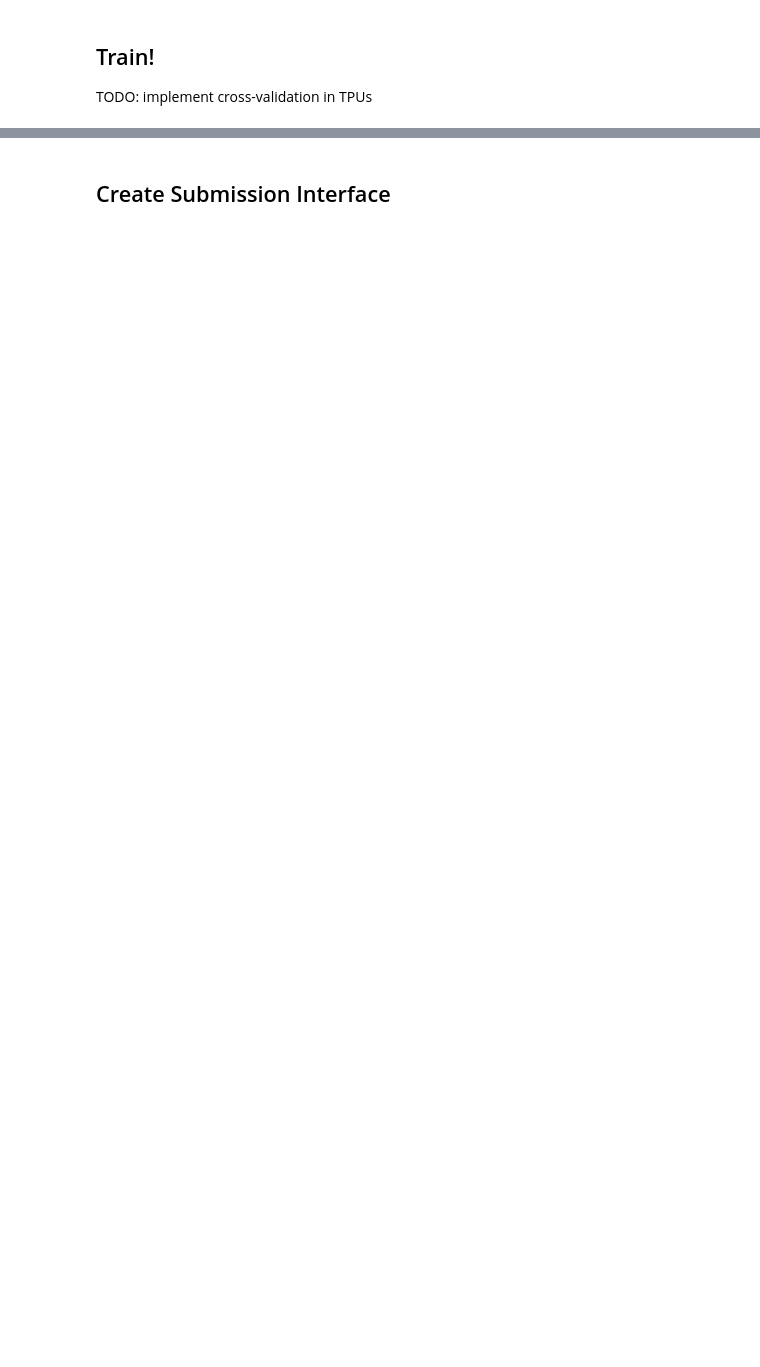
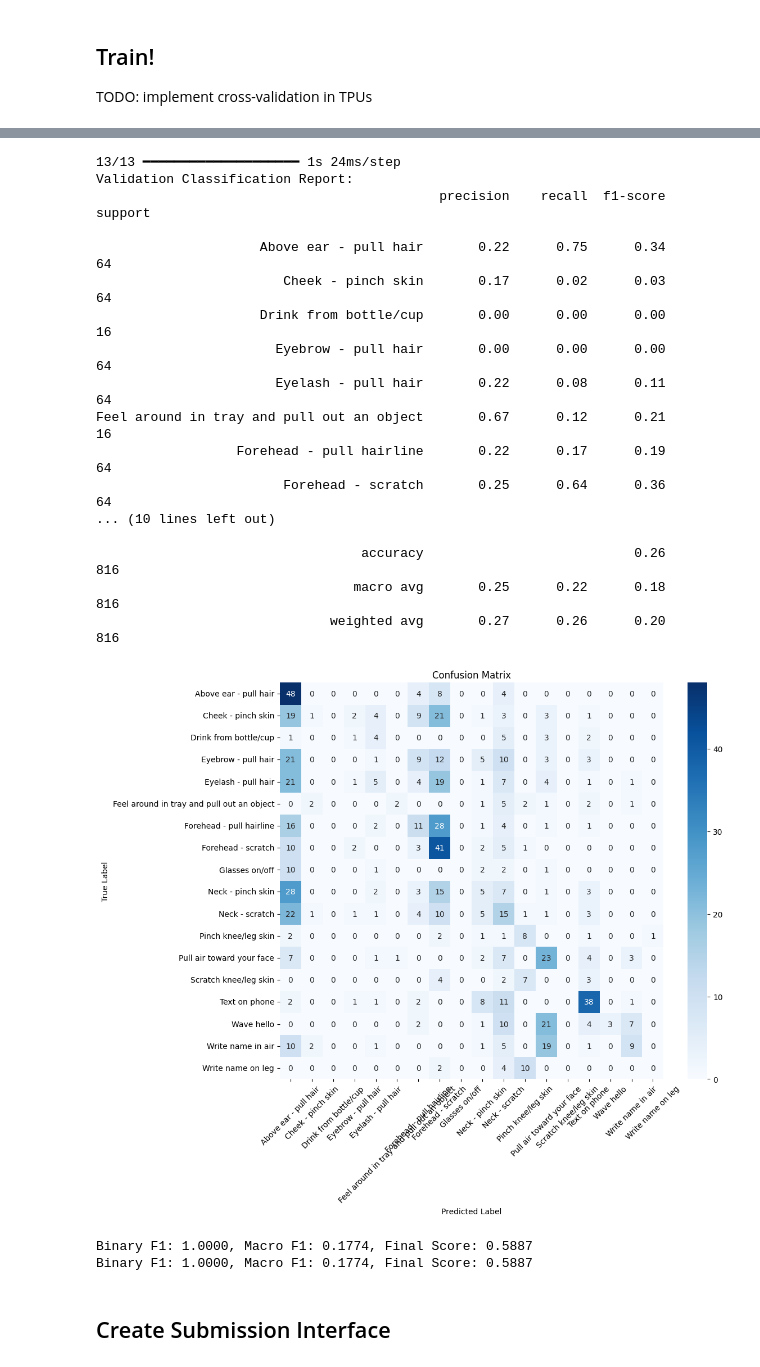
Before and after one commit to dalloliogm/kaggle_competitions, a Jupyter notebook: tpu-sense-my-behaviour.ipynb, the cells around one changed output, grey strips where cells are left out. Drawn from its saved outputs; the diff is of its cells as text; code cells hidden in the pictures; blank space fills up the shorter version.

```diff
--- a/tpu-sense-my-behaviour.ipynb
+++ b/tpu-sense-my-behaviour.ipynb
@@ -224,5 +222,6 @@ I0000 00:00:1748598128.504850      10 service.cc:156]   StreamExecutor device (7
 
 TODO: implement cross-validation in TPUs
 # %%
-model.fit(train_ds, validation_data=val_ds, epochs=10)
+# Train
+history = model.fit(train_ds, validation_data=val_ds, epochs=10)
 # %% [output]
@@ -230 +255,55 @@ NameError: name 'train_ds' is not defined
+# %%
+# Evaluate model
+val_preds = model.predict(val_ds)
+y_val_pred = np.argmax(val_preds, axis=1)
+
+from sklearn.metrics import classification_report, confusion_matrix, f1_score
+import matplotlib.pyplot as plt
+import seaborn as sns
+
+print("Validation Classification Report:")
+print(classification_report(y_val, y_val_pred, target_names=label_encoder.classes_))
+
+cm = confusion_matrix(y_val, y_val_pred)
+plt.figure(figsize=(12, 10))
+sns.heatmap(cm, annot=True, fmt='d', cmap='Blues', xticklabels=label_encoder.classes_, yticklabels=label_encoder.classes_)
+plt.title("Confusion Matrix")
+plt.ylabel("True Label")
+plt.xlabel("Predicted Label")
+plt.xticks(rotation=45)
+plt.yticks(rotation=0)
+plt.tight_layout()
+plt.show()
+
+binary_true = np.isin(y_val, [label_encoder.transform([g])[0] for g in label_encoder.classes_ if g != 'non_target']).astype(int)
+binary_pred = np.isin(y_val_pred, [label_encoder.transform([g])[0] for g in label_encoder.classes_ if g != 'non_target']).astype(int)
+
+binary_f1 = f1_score(binary_true, binary_pred)
+macro_f1 = f1_score(y_val, y_val_pred, average='macro')
+final_score = 0.5 * (binary_f1 + macro_f1)
+
+print(f"Binary F1: {binary_f1:.4f}, Macro F1: {macro_f1:.4f}, Final Score: {final_score:.4f}")
+
+print(f"Binary F1: {binary_f1:.4f}, Macro F1: {macro_f1:.4f}, Final Score: {final_score:.4f}")
+# %% [output]
+13/13 ━━━━━━━━━━━━━━━━━━━━ 1s 24ms/step
+Validation Classification Report:
+                                            precision    recall  f1-score   support
+
+                     Above ear - pull hair       0.22      0.75      0.34        64
+                        Cheek - pinch skin       0.17      0.02      0.03        64
+                     Drink from bottle/cup       0.00      0.00      0.00        16
+                       Eyebrow - pull hair       0.00      0.00      0.00        64
+                       Eyelash - pull hair       0.22      0.08      0.11        64
+Feel around in tray and pull out an object       0.67      0.12      0.21        16
+                  Forehead - pull hairline       0.22      0.17      0.19        64
+                        Forehead - scratch       0.25      0.64      0.36        64
+... (10 lines left out)
+
+                                  accuracy                           0.26       816
+                                 macro avg       0.25      0.22      0.18       816
+                              weighted avg       0.27      0.26      0.20       816
+[figure, added]
+Binary F1: 1.0000, Macro F1: 0.1774, Final Score: 0.5887
+Binary F1: 1.0000, Macro F1: 0.1774, Final Score: 0.5887
 # %%
```
Also changed, not shown: parts of 9 cells of this notebook.
